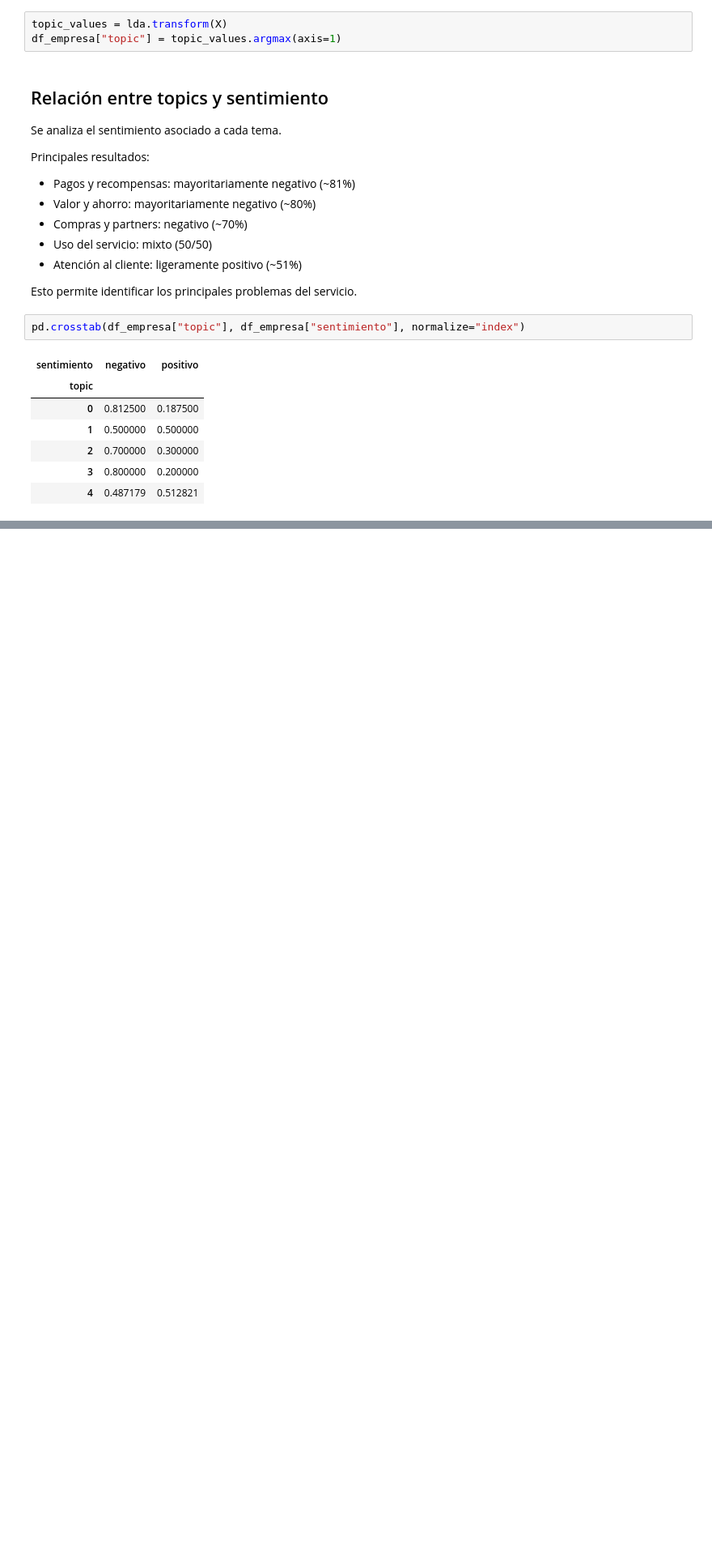
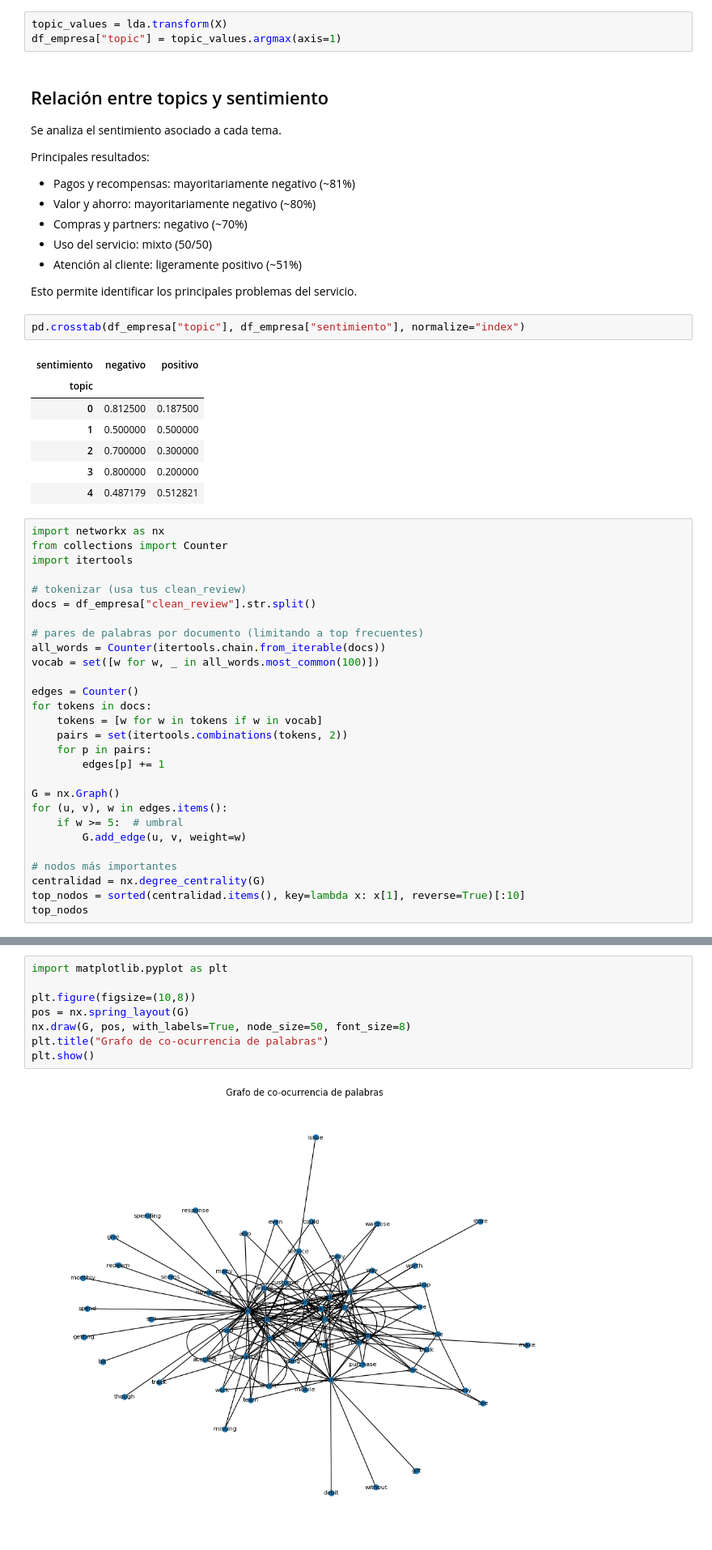
Before and after one commit to pepetorres80/trustpilot-nlp-project, a Jupyter notebook: notebooks/01_exploracion_y_seleccion_empresa.ipynb, the cells around one changed output, grey strips where cells are left out. Shown at 81% size. Cells and saved outputs as stored; diff of their text form; blank space fills up the shorter version.

```diff
--- a/notebooks/01_exploracion_y_seleccion_empresa.ipynb
+++ b/notebooks/01_exploracion_y_seleccion_empresa.ipynb
@@ -369,3 +377,31 @@ pd.crosstab(df_empresa["topic"], df_empresa["sentimiento"], normalize="index")
 | 2 | 0.700000 | 0.300000 |
 | 3 | 0.800000 | 0.200000 |
 | 4 | 0.487179 | 0.512821 |
+# %%
+import networkx as nx
+from collections import Counter
+import itertools
+
+# tokenizar (usa tus clean_review)
+docs = df_empresa["clean_review"].str.split()
+
+# pares de palabras por documento (limitando a top frecuentes)
+all_words = Counter(itertools.chain.from_iterable(docs))
+vocab = set([w for w, _ in all_words.most_common(100)])
+
+edges = Counter()
+for tokens in docs:
+    tokens = [w for w in tokens if w in vocab]
+    pairs = set(itertools.combinations(tokens, 2))
+    for p in pairs:
+        edges[p] += 1
+
+G = nx.Graph()
+for (u, v), w in edges.items():
+    if w >= 5:  # umbral
+        G.add_edge(u, v, weight=w)
+
+# nodos más importantes
+centralidad = nx.degree_centrality(G)
+top_nodos = sorted(centralidad.items(), key=lambda x: x[1], reverse=True)[:10]
+top_nodos
@@ -371,0 +419,10 @@ pd.crosstab(df_empresa["topic"], df_empresa["sentimiento"], normalize="index")
+# %%
+import matplotlib.pyplot as plt
+
+plt.figure(figsize=(10,8))
+pos = nx.spring_layout(G)
+nx.draw(G, pos, with_labels=True, node_size=50, font_size=8)
+plt.title("Grafo de co-ocurrencia de palabras")
+plt.show()
+# %% [output]
+[figure, added]
```
Also changed, not shown: parts of 20 cells of this notebook, 1 other file.
